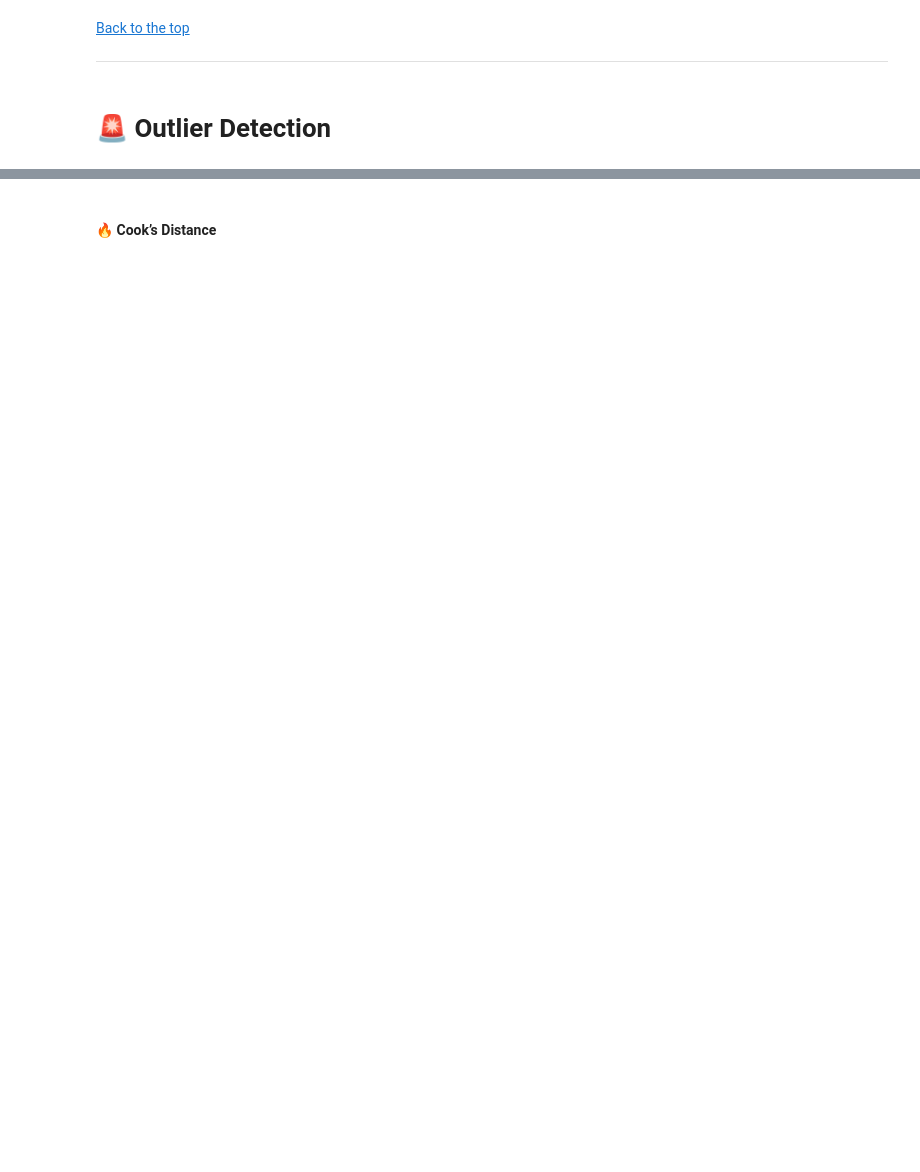
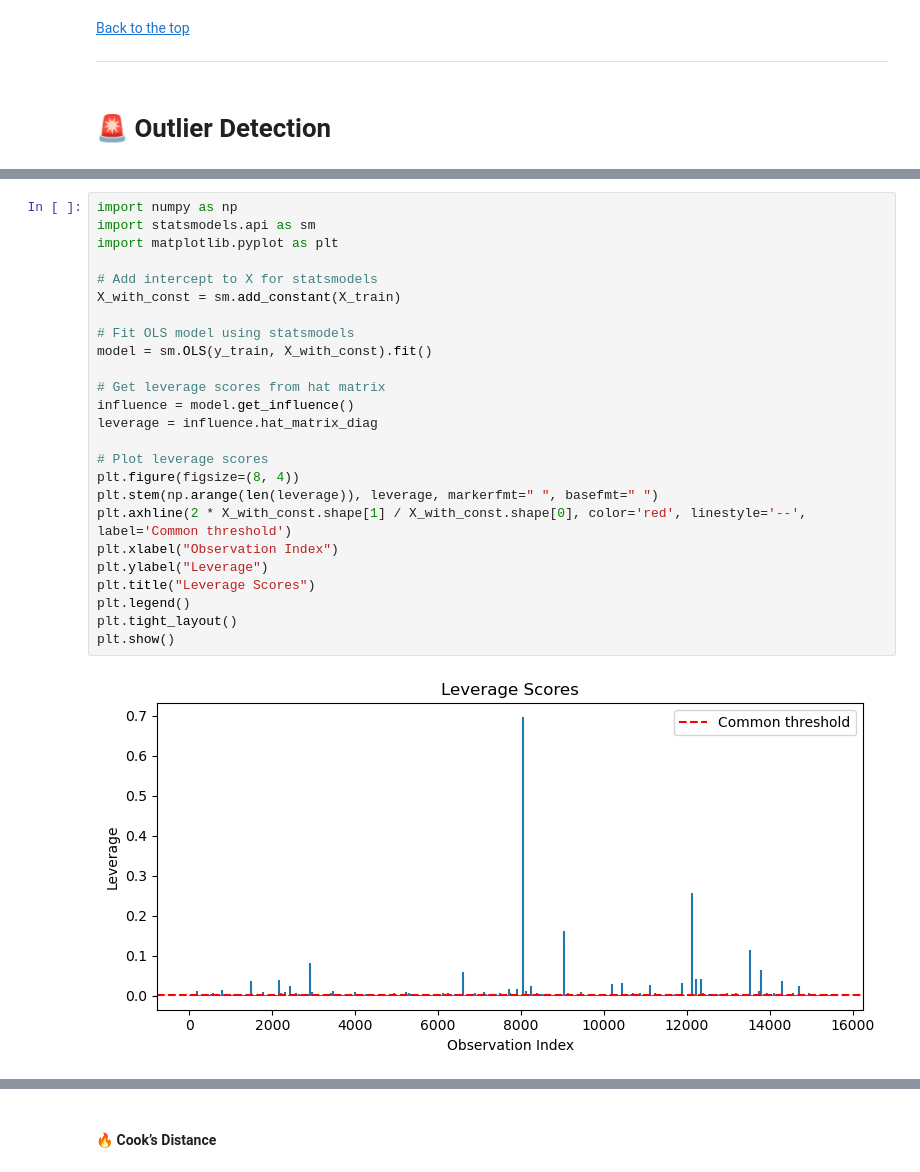
Before and after one commit to ashrithssreddy/ml-toolkit, a Jupyter notebook: Supervised_Learning/regression.ipynb, the cells around one changed output, grey strips where cells are left out. Drawn from its saved outputs; the diff is of its cells as text; blank space fills up the shorter version.

```diff
--- a/Supervised_Learning/regression.ipynb
+++ b/Supervised_Learning/regression.ipynb
@@ -321,0 +421,27 @@ ___
+# %%
+import numpy as np
+import statsmodels.api as sm
+import matplotlib.pyplot as plt
+
+# Add intercept to X for statsmodels
+X_with_const = sm.add_constant(X_train)
+
+# Fit OLS model using statsmodels
+model = sm.OLS(y_train, X_with_const).fit()
+
+# Get leverage scores from hat matrix
+influence = model.get_influence()
+leverage = influence.hat_matrix_diag
+
+# Plot leverage scores
+plt.figure(figsize=(8, 4))
+plt.stem(np.arange(len(leverage)), leverage, markerfmt=" ", basefmt=" ")
+plt.axhline(2 * X_with_const.shape[1] / X_with_const.shape[0], color='red', linestyle='--', label='Common threshold')
+plt.xlabel("Observation Index")
+plt.ylabel("Leverage")
+plt.title("Leverage Scores")
+plt.legend()
+plt.tight_layout()
+plt.show()
+# %% [output]
+[figure, added]
```
Also changed, not shown: parts of 22 cells of this notebook.
